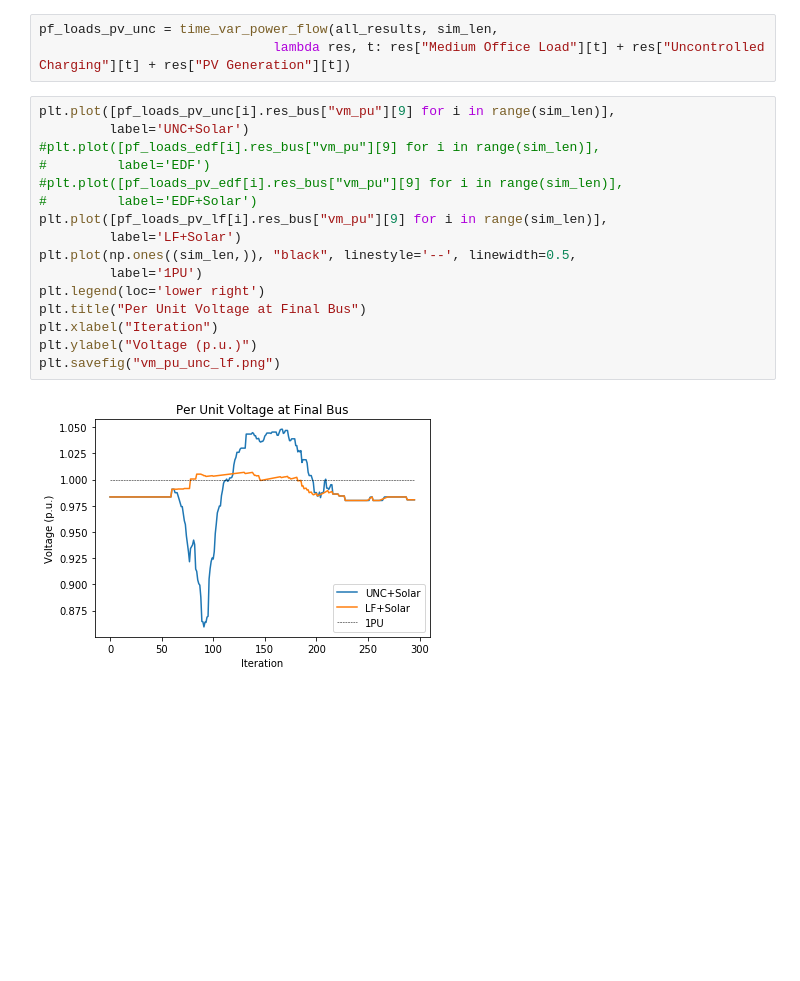
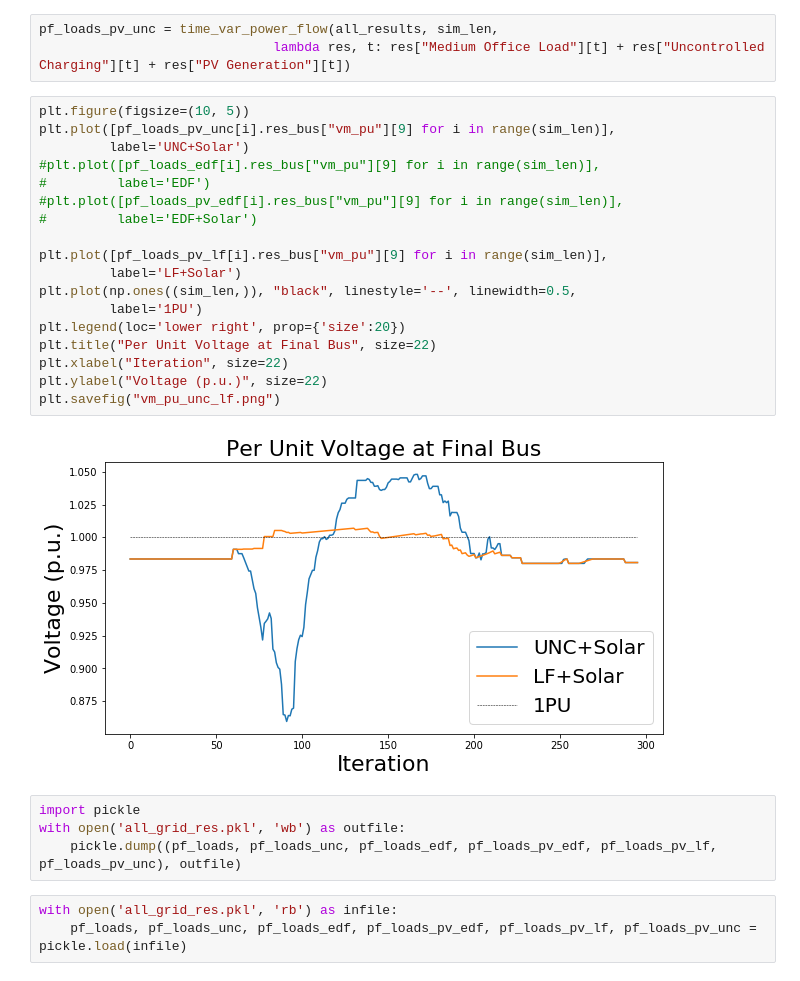
Before and after one commit to zach401/acnportal, a Jupyter notebook: tutorials/grid_cosimulation_pandapower.ipynb, the cells around one changed output. Saved outputs shown, nothing was run; the diff lists cells and outputs as text; blank space fills up the shorter version.

Commit message:
Add pickling of grid sim results.
Also, font size of the UNC vs LF graph was increased.

```diff
--- a/tutorials/grid_cosimulation_pandapower.ipynb
+++ b/tutorials/grid_cosimulation_pandapower.ipynb
@@ -519,20 +519,29 @@ So, we made no sacrifices here: everyone received their desired energy on time.
 pf_loads_pv_unc = time_var_power_flow(all_results, sim_len,
                               lambda res, t: res["Medium Office Load"][t] + res["Uncontrolled Charging"][t] + res["PV Generation"][t])
 # %%
+plt.figure(figsize=(10, 5))
 plt.plot([pf_loads_pv_unc[i].res_bus["vm_pu"][9] for i in range(sim_len)],
          label='UNC+Solar')
 #plt.plot([pf_loads_edf[i].res_bus["vm_pu"][9] for i in range(sim_len)],
 #         label='EDF')
 #plt.plot([pf_loads_pv_edf[i].res_bus["vm_pu"][9] for i in range(sim_len)],
 #         label='EDF+Solar')
+
 plt.plot([pf_loads_pv_lf[i].res_bus["vm_pu"][9] for i in range(sim_len)],
          label='LF+Solar')
 plt.plot(np.ones((sim_len,)), "black", linestyle='--', linewidth=0.5,
          label='1PU')
-plt.legend(loc='lower right')
-plt.title("Per Unit Voltage at Final Bus")
-plt.xlabel("Iteration")
-plt.ylabel("Voltage (p.u.)")
+plt.legend(loc='lower right', prop={'size':20})
+plt.title("Per Unit Voltage at Final Bus", size=22)
+plt.xlabel("Iteration", size=22)
+plt.ylabel("Voltage (p.u.)", size=22)
 plt.savefig("vm_pu_unc_lf.png")
 # %% [output]
-[figure, old version]
+[figure, new version]
+# %%
+import pickle
+with open('all_grid_res.pkl', 'wb') as outfile:
+    pickle.dump((pf_loads, pf_loads_unc, pf_loads_edf, pf_loads_pv_edf, pf_loads_pv_lf, pf_loads_pv_unc), outfile)
+# %%
+with open('all_grid_res.pkl', 'rb') as infile:
+    pf_loads, pf_loads_unc, pf_loads_edf, pf_loads_pv_edf, pf_loads_pv_lf, pf_loads_pv_unc = pickle.load(infile)
```
Also changed, not shown: parts of 1 cell of this notebook.
